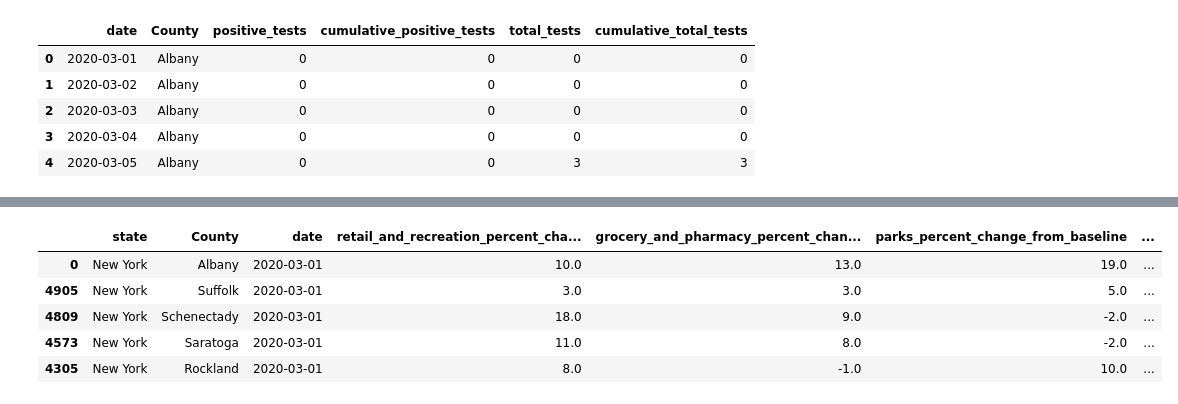
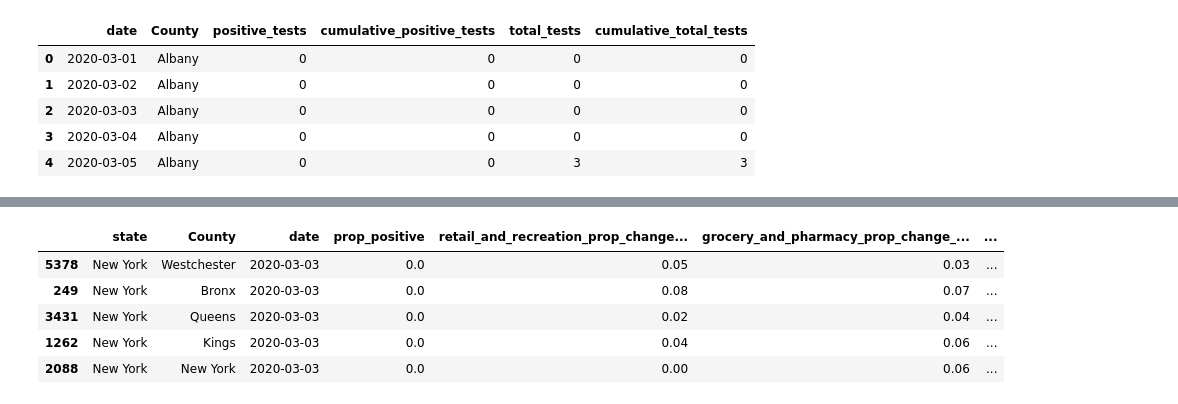
Before and after one commit to pkargupta/mobo102, a Jupyter notebook: [Data C102] Final Project Q2.ipynb, the cells around one changed output, grey strips where cells are left out. Cells and saved outputs as stored; diff of their text form; code cells hidden in the pictures.

```diff
--- a/[Data C102] Final Project Q2.ipynb
+++ b/[Data C102] Final Project Q2.ipynb
@@ -123,12 +196,25 @@ ca_data.head()
 # %%
 ny_data = pd.merge(ny_mobility, ny_cases,  how = 'inner', left_on = ['date','County'], right_on = ['date','County'])
 ny_data = ny_data.rename(columns = {'sub_region_1': 'state'})
 ny_data = ny_data.sort_values('date')
+ny_data['prop_positive'] = ny_data['positive_tests']/ny_data['total_tests']
+ny_data['retail_and_recreation_prop_change_from_baseline'] = ny_data['retail_and_recreation_percent_change_from_baseline']/100
+ny_data['grocery_and_pharmacy_prop_change_from_baseline'] = ny_data['grocery_and_pharmacy_percent_change_from_baseline']/100
+ny_data['parks_prop_change_from_baseline'] = ny_data['parks_percent_change_from_baseline']/100
+ny_data['transit_stations_prop_change_from_baseline'] = ny_data['transit_stations_percent_change_from_baseline']/100
+ny_data['workplaces_prop_change_from_baseline'] = ny_data['workplaces_percent_change_from_baseline']/100
+ny_data['residential_prop_change_from_baseline'] = ny_data['residential_percent_change_from_baseline']/100
+ny_data = ny_data.dropna()
+ny_data = ny_data[['state', 'County', 'date', 'prop_positive', 'retail_and_recreation_prop_change_from_baseline',
+                  'grocery_and_pharmacy_prop_change_from_baseline', 'parks_prop_change_from_baseline',
+                  'transit_stations_prop_change_from_baseline', 'workplaces_prop_change_from_baseline',
+                  'residential_prop_change_from_baseline']]
+ny_data = ny_data[ny_data['prop_positive'] != 1]
 ny_data.head()
 # %% [output]
-|  | state | County | date | retail_and_recreation_percent_cha... | grocery_and_pharmacy_percent_chan... | parks_percent_change_from_baseline | ... |
-| 0 | New York | Albany | 2020-03-01 | 10.0 | 13.0 | 19.0 | ... |
-| 4905 | New York | Suffolk | 2020-03-01 | 3.0 | 3.0 | 5.0 | ... |
-| 4809 | New York | Schenectady | 2020-03-01 | 18.0 | 9.0 | -2.0 | ... |
-| 4573 | New York | Saratoga | 2020-03-01 | 11.0 | 8.0 | -2.0 | ... |
-| 4305 | New York | Rockland | 2020-03-01 | 8.0 | -1.0 | 10.0 | ... |
+|  | state | County | date | prop_positive | retail_and_recreation_prop_change... | grocery_and_pharmacy_prop_change_... | ... |
+| 5378 | New York | Westchester | 2020-03-03 | 0.0 | 0.05 | 0.03 | ... |
+| 249 | New York | Bronx | 2020-03-03 | 0.0 | 0.08 | 0.07 | ... |
+| 3431 | New York | Queens | 2020-03-03 | 0.0 | 0.02 | 0.04 | ... |
+| 1262 | New York | Kings | 2020-03-03 | 0.0 | 0.04 | 0.06 | ... |
+| 2088 | New York | New York | 2020-03-03 | 0.0 | 0.00 | 0.06 | ... |
```
Also changed, not shown: parts of 21 cells of this notebook.
